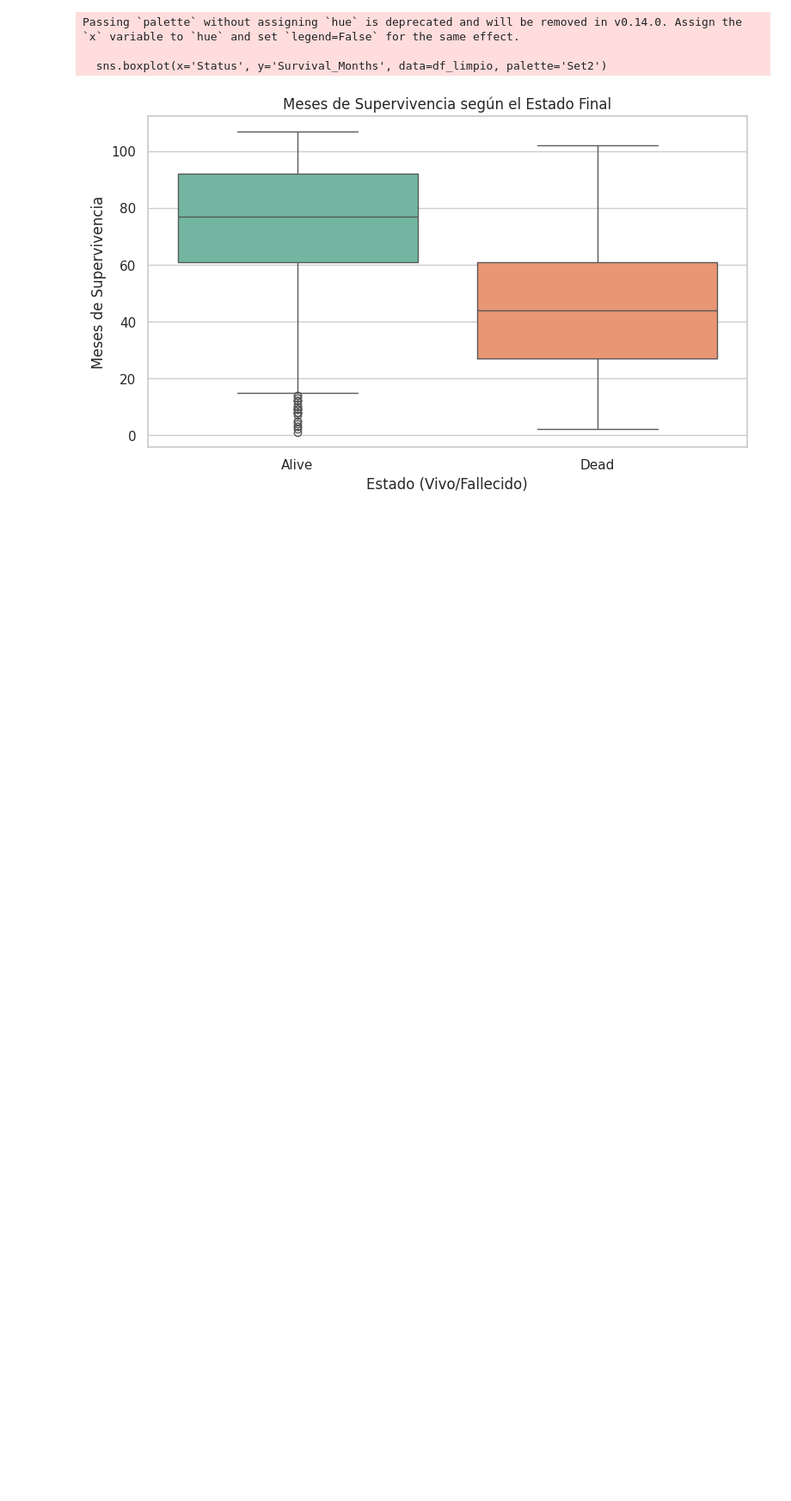
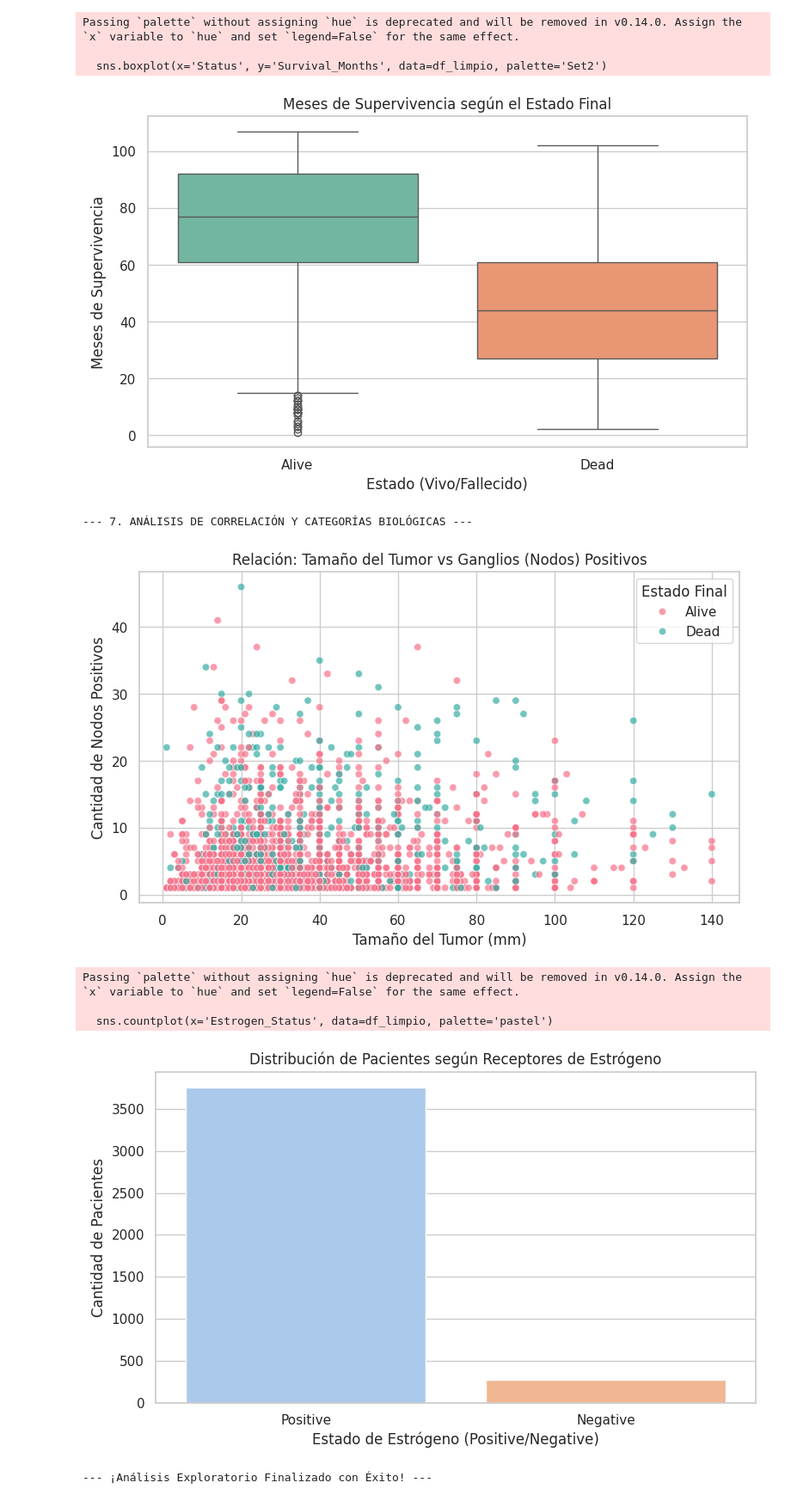
Before and after one commit to MapacheGangStore/Limpieza-Datos-Cancer, a Jupyter notebook: LimpiezaDeDatos.ipynb, the cells around one changed output. Shown at 86% size. Cells and saved outputs as stored; diff of their text form; code cells hidden in the pictures; blank space fills up the shorter version.

Commit message:
Roxana: Análisis de correlación de nodos y receptores de estrógeno - PROYECTO FINALIZADO

```diff
--- a/LimpiezaDeDatos.ipynb
+++ b/LimpiezaDeDatos.ipynb
@@ -121,3 +121,40 @@ Passing `palette` without assigning `hue` is deprecated and will be removed in v
 
   sns.boxplot(x='Status', y='Survival_Months', data=df_limpio, palette='Set2')
 [figure]
+# %%
+
+import matplotlib.pyplot as plt
+
+print("--- 7. ANÁLISIS DE CORRELACIÓN Y CATEGORÍAS BIOLÓGICAS ---")
+
+# ==========================================
+# GRÁFICA 3: Dispersión (Nodos Positivos vs Tamaño del Tumor)
+# ==========================================
+plt.figure(figsize=(9, 5))
+sns.scatterplot(x='Tumor_Size', y='Regional_Node_Positive', hue='Status',
+                data=df_limpio, alpha=0.7, palette='husl')
+plt.title('Relación: Tamaño del Tumor vs Ganglios (Nodos) Positivos')
+plt.xlabel('Tamaño del Tumor (mm)')
+plt.ylabel('Cantidad de Nodos Positivos')
+plt.legend(title='Estado Final')
+plt.show()
+
+# ==========================================
+# GRÁFICA 4: Gráfico de Barras (Estado de Estrógeno)
+# ==========================================
+plt.figure(figsize=(9, 5))
+sns.countplot(x='Estrogen_Status', data=df_limpio, palette='pastel')
+plt.title('Distribución de Pacientes según Receptores de Estrógeno')
+plt.xlabel('Estado de Estrógeno (Positive/Negative)')
+plt.ylabel('Cantidad de Pacientes')
+plt.show()
+
+print("\n--- ¡Análisis Exploratorio Finalizado con Éxito! ---")
+# %% [output]
+--- 7. ANÁLISIS DE CORRELACIÓN Y CATEGORÍAS BIOLÓGICAS ---
+[figure, added]
+Passing `palette` without assigning `hue` is deprecated and will be removed in v0.14.0. Assign the `x` variable to `hue` and set `legend=False` for the same effect.
+
+  sns.countplot(x='Estrogen_Status', data=df_limpio, palette='pastel')
+[figure, added]
+--- ¡Análisis Exploratorio Finalizado con Éxito! ---
```
